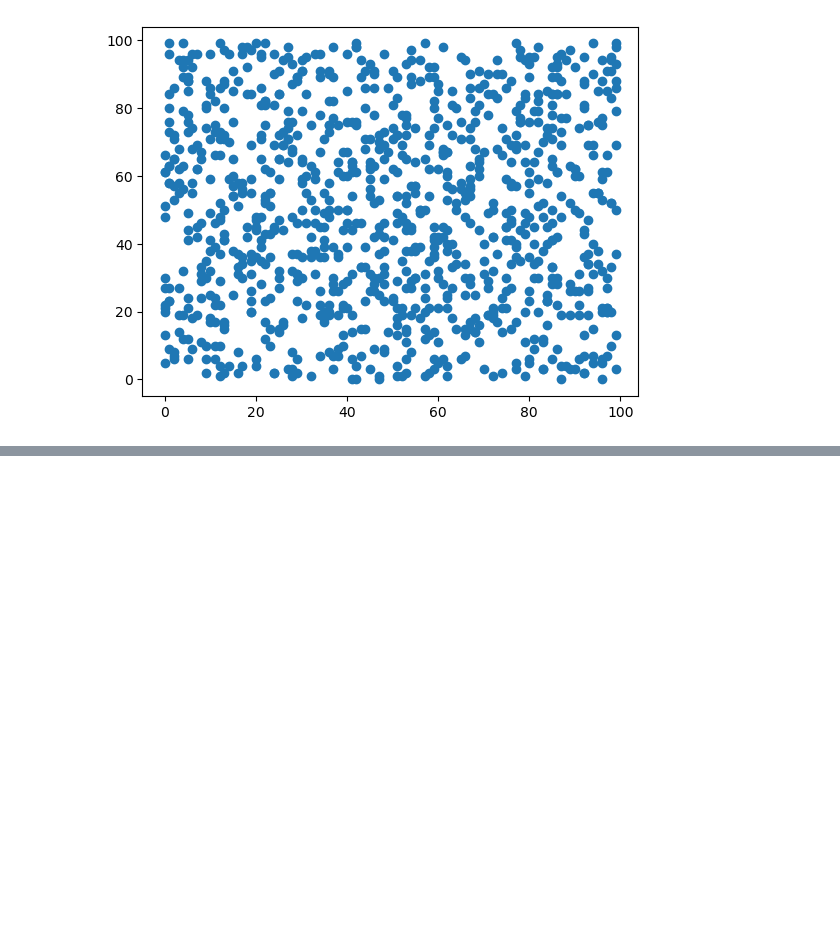
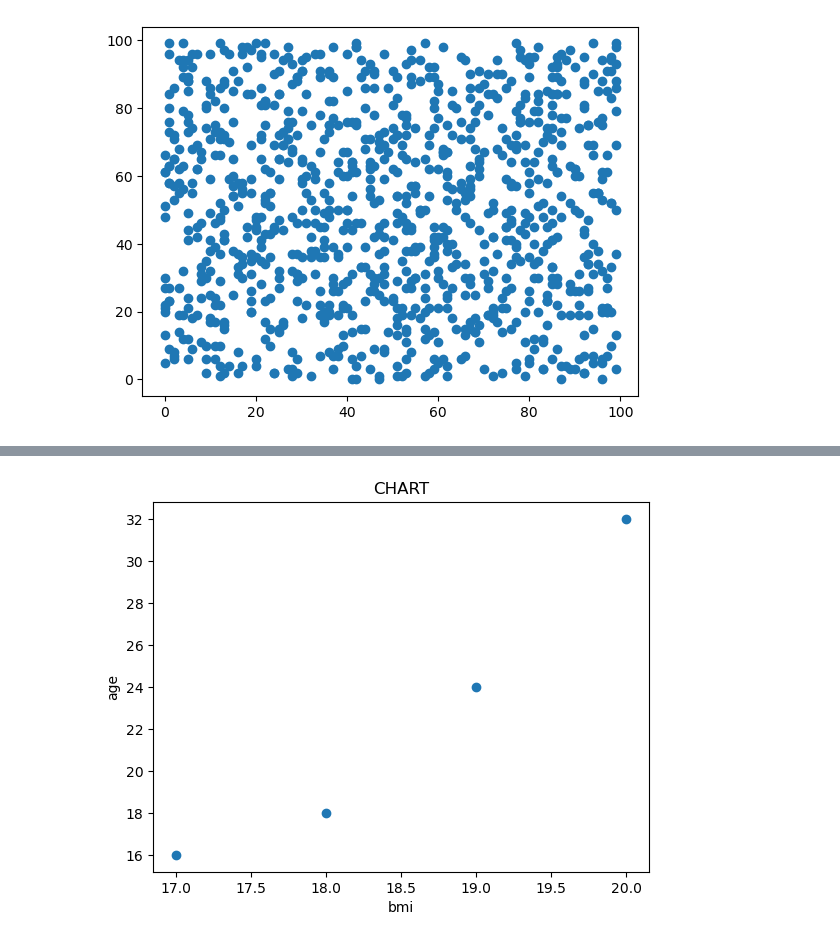
Before and after one commit to aswin4147/DS-LAB, a Jupyter notebook: Exercise3.ipynb, the cells around one changed output, grey strips where cells are left out. Saved outputs shown, nothing was run; the diff lists cells and outputs as text; code cells hidden in the pictures; blank space fills up the shorter version.

```diff
--- a/Exercise3.ipynb
+++ b/Exercise3.ipynb
@@ -19,0 +50,10 @@ plt.show()
+# %%
+bmi = np.array([17,18,19,20])
+age = np.array([16,18,24,32])
+plt.scatter(bmi, age)
+plt.title("CHART")
+plt.xlabel("bmi")
+plt.ylabel("age")
+plt.show()
+# %% [output]
+[figure, added]
```
Also changed, not shown: parts of 4 cells of this notebook.
